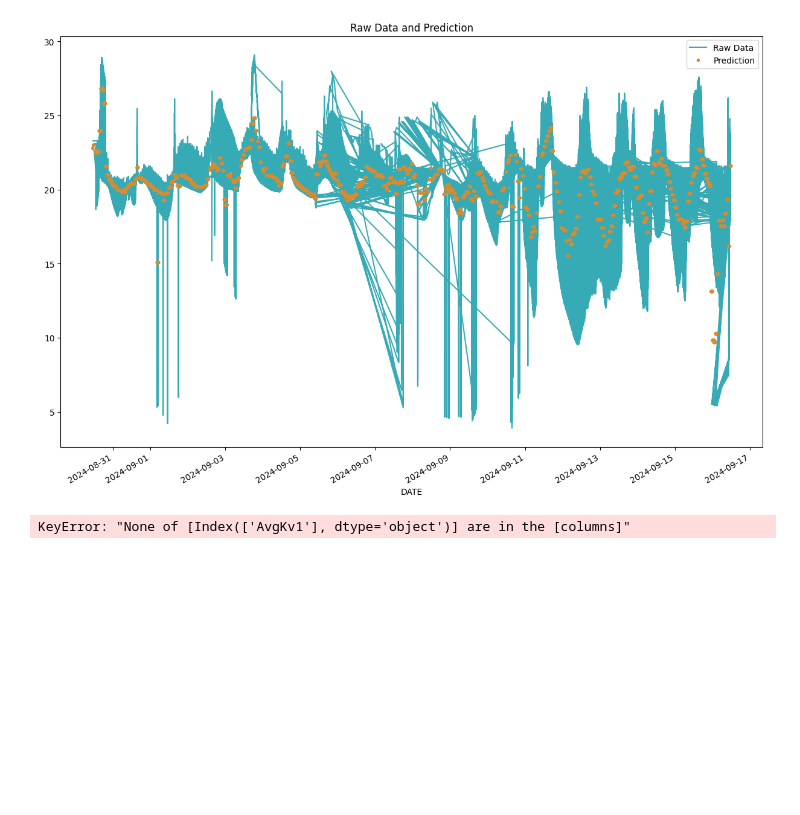
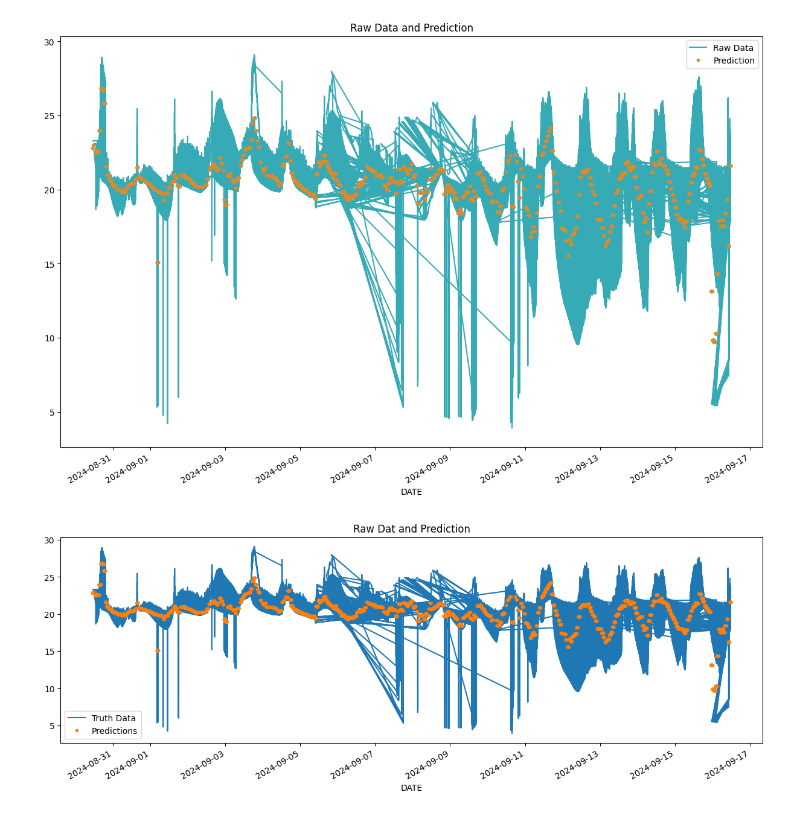
Before and after one commit to Winfry/Upande, a Jupyter notebook: tesst.ipynb, the cells around one changed output. Drawn from its saved outputs; the diff is of its cells as text; code cells hidden in the pictures; blank space fills up the shorter version.

```diff
--- a/tesst.ipynb
+++ b/tesst.ipynb
@@ -281,10 +281,10 @@ Text(0.5, 1.0, 'Raw Data and Prediction')
 # %%
 test['prediction'] = rf.predict(X_test)
 df = dfr.merge(test[['prediction']], how='left', left_index=True, right_index=True)
-ax = dfr[['']].plot(figsize=(15, 5))
+ax = dfr[['TEMPERATURE SHT']].plot(figsize=(15, 5))
 df['prediction'].plot(ax=ax, style='.')
 plt.legend(['Truth Data', 'Predictions'])
 ax.set_title('Raw Dat and Prediction')
 plt.show()
 # %% [output]
-KeyError: "None of [Index(['AvgKv1'], dtype='object')] are in the [columns]"
+[figure, added]
```
